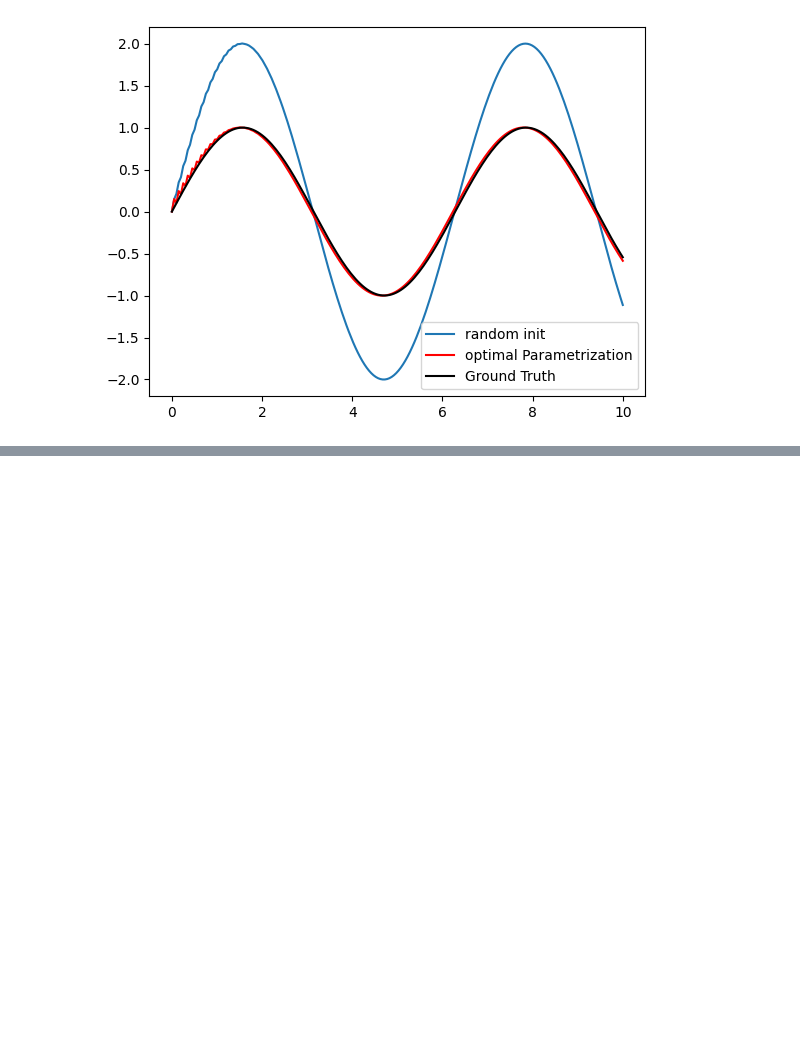
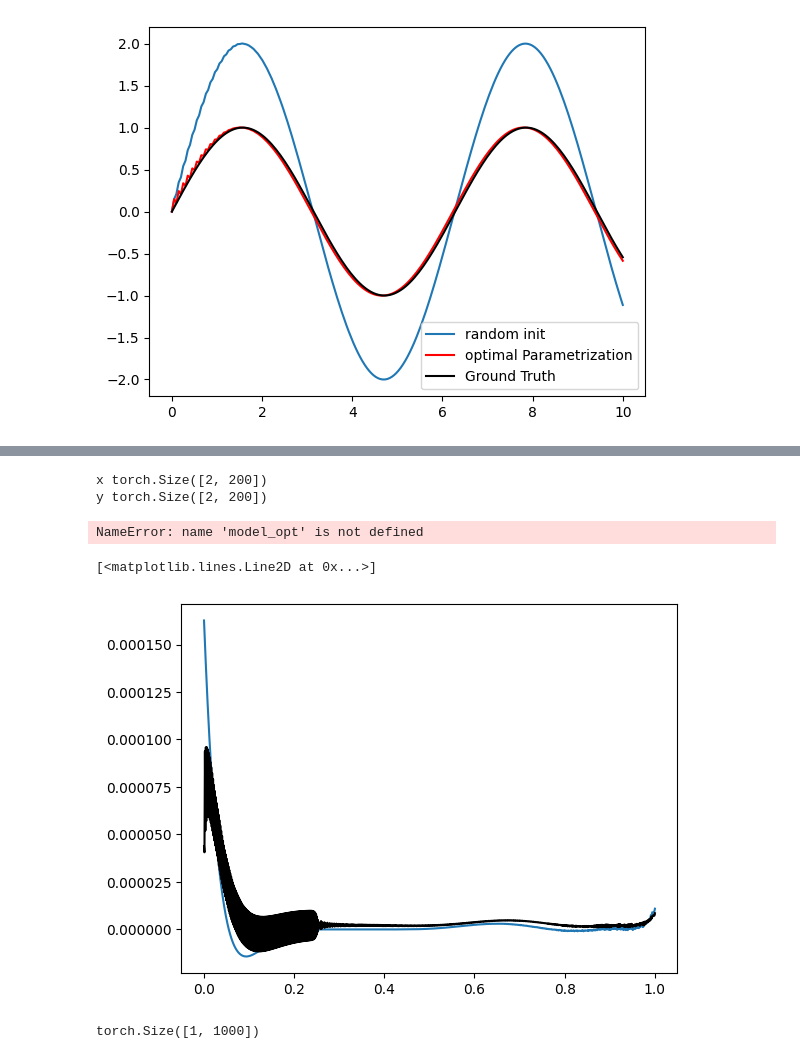
Before and after one commit to FedeArang/In-Context-SSM, a Jupyter notebook: testing_noah.ipynb, the cells around one changed output, grey strips where cells are left out. Cells and saved outputs as stored; diff of their text form; code cells hidden in the pictures; blank space fills up the shorter version.

Commit message:
make train

```diff
--- a/testing_noah.ipynb
+++ b/testing_noah.ipynb
@@ -47,8 +47,8 @@ class HiPPO_LegT(nn.Module):
         if trainable:
             C = np.ones((N,))
             D = np.zeros((1,))
-            self.C_discr = torch.Tensor(C)
-            self.D_discr = torch.Tensor(D)
+            self.C_discr = torch.nn.Parameter(torch.Tensor(C).requires_grad_())
+            self.D_discr = torch.nn.Parameter(torch.Tensor(D).requires_grad_())
 
         else:
             Q = np.arange(N, dtype=np.float64)
@@ -147,3 +147,14 @@ plt.legend()
 # %% [output]
 <matplotlib.legend.Legend at 0x...>
 [figure]
+# %%
+import yaml
+from icl_learning.data import PolyDataset
+
+with open('icl_learning/config.yaml') as f:
+        config = yaml.load(f, Loader=yaml.FullLoader)
+
+
+dataset = PolyDataset(degree=config["data"]["degree"], num_points=config["data"]["num_points"], num_functions=config["data"]["num_functions"])
+model = HiPPO_LegT(N=config["data"]["num_points"], dt=1/config["data"]["num_points"], trainable=True)
+dataloader_train = torch.utils.data.DataLoader(dataset, batch_size=config["train"]["batch_size"], shuffle=True)
@@ -149,0 +203,29 @@ plt.legend()
+# %%
+x = torch.linspace(0,1,200)
+x = torch.stack((x, x))
+print("x", x.shape)
+y = torch.sin(x)
+print("y", x.shape)
+y_pred = model(y)
+y_pred_opt = model_opt(y)
+x.shape, y.shape, y_pred.shape, y_pred_opt.shape
+plt.plot(x[0,:], y_pred[0,:].detach().numpy(), label="random init")
+plt.plot(x[0,:], y_pred_opt[0,:].detach().numpy(), c="red", label="optimal Parametrization")
+plt.plot(x[0,:], y[0,:].detach().numpy(), c="black", label="Ground Truth")
+plt.legend()
+# %% [output]
+x torch.Size([2, 200])
+y torch.Size([2, 200])
+NameError: name 'model_opt' is not defined
+# %%
+x = torch.linspace(0,1,1000)
+y = dataset.__getitem__(0)
+plt.plot(x[1:], y[1].detach().numpy()[1:], label="random init")
+plt.plot(x[1:], model(y[1])[0].detach().numpy()[:-1], c="black", label="Ground Truth")
+# %% [output]
+[<matplotlib.lines.Line2D at 0x...>]
+[figure, added]
+# %%
+model(y[1]).shape
+# %% [output]
+torch.Size([1, 1000])
```
Also changed, not shown: parts of 2 cells of this notebook, 7 other files.
